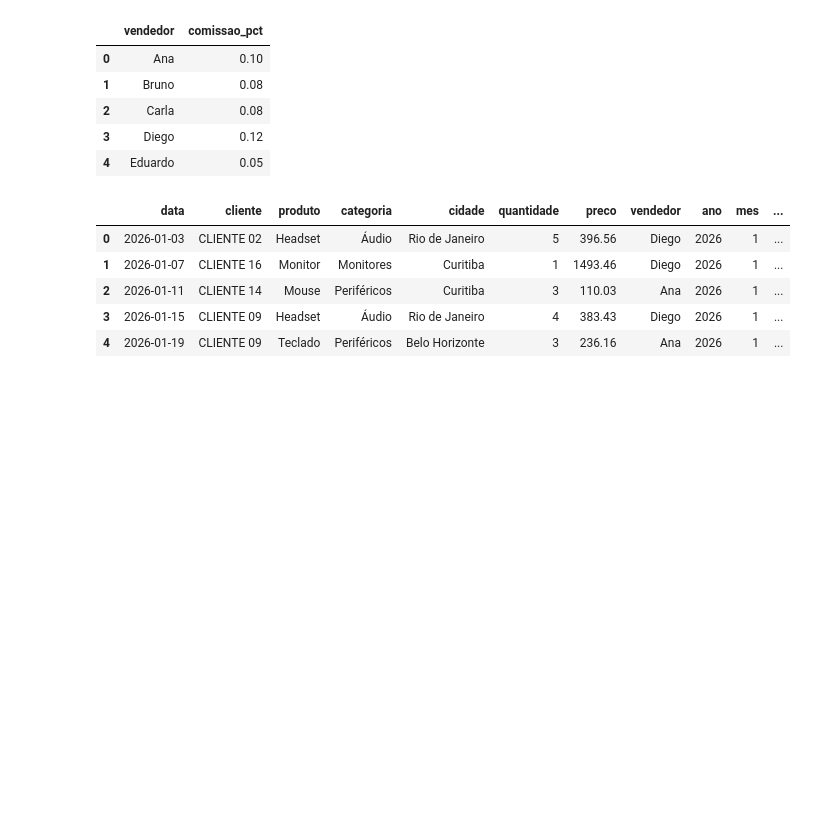
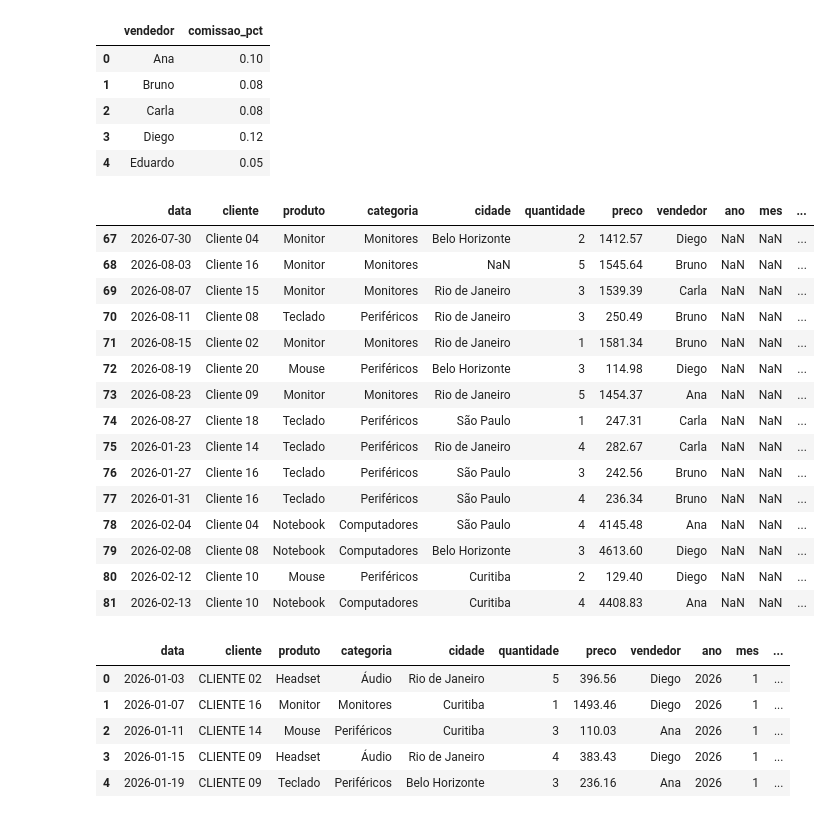
Before and after one commit to BenvenutiMateus/minicurso_pandas, a Jupyter notebook: aula0.ipynb, the cells around one changed output. Drawn from its saved outputs; the diff is of its cells as text; code cells hidden in the pictures; blank space fills up the shorter version.

Commit message:
Add concat

```diff
--- a/aula0.ipynb
+++ b/aula0.ipynb
@@ -481,6 +481,28 @@ vendedores.head()
 | 2 | Carla | 0.08 |
 | 3 | Diego | 0.12 |
 | 4 | Eduardo | 0.05 |
+# %%
+df2 = pd.read_csv('dataset2.csv')
+# %%
+df_concat = pd.concat([df,df2], ignore_index=True)
+df_concat.tail(15)
+# %% [output]
+|  | data | cliente | produto | categoria | cidade | quantidade | preco | vendedor | ano | mes | ... |
+| 67 | 2026-07-30 | Cliente 04 | Monitor | Monitores | Belo Horizonte | 2 | 1412.57 | Diego | NaN | NaN | ... |
+| 68 | 2026-08-03 | Cliente 16 | Monitor | Monitores | NaN | 5 | 1545.64 | Bruno | NaN | NaN | ... |
+| 69 | 2026-08-07 | Cliente 15 | Monitor | Monitores | Rio de Janeiro | 3 | 1539.39 | Carla | NaN | NaN | ... |
+| 70 | 2026-08-11 | Cliente 08 | Teclado | Periféricos | Rio de Janeiro | 3 | 250.49 | Bruno | NaN | NaN | ... |
+| 71 | 2026-08-15 | Cliente 02 | Monitor | Monitores | Rio de Janeiro | 1 | 1581.34 | Bruno | NaN | NaN | ... |
+| 72 | 2026-08-19 | Cliente 20 | Mouse | Periféricos | Belo Horizonte | 3 | 114.98 | Diego | NaN | NaN | ... |
+| 73 | 2026-08-23 | Cliente 09 | Monitor | Monitores | Rio de Janeiro | 5 | 1454.37 | Ana | NaN | NaN | ... |
+| 74 | 2026-08-27 | Cliente 18 | Teclado | Periféricos | São Paulo | 1 | 247.31 | Carla | NaN | NaN | ... |
+| 75 | 2026-01-23 | Cliente 14 | Teclado | Periféricos | Rio de Janeiro | 4 | 282.67 | Carla | NaN | NaN | ... |
+| 76 | 2026-01-27 | Cliente 16 | Teclado | Periféricos | São Paulo | 3 | 242.56 | Bruno | NaN | NaN | ... |
+| 77 | 2026-01-31 | Cliente 16 | Teclado | Periféricos | São Paulo | 4 | 236.34 | Bruno | NaN | NaN | ... |
+| 78 | 2026-02-04 | Cliente 04 | Notebook | Computadores | São Paulo | 4 | 4145.48 | Ana | NaN | NaN | ... |
+| 79 | 2026-02-08 | Cliente 08 | Notebook | Computadores | Belo Horizonte | 3 | 4613.60 | Diego | NaN | NaN | ... |
+| 80 | 2026-02-12 | Cliente 10 | Mouse | Periféricos | Curitiba | 2 | 129.40 | Diego | NaN | NaN | ... |
+| 81 | 2026-02-13 | Cliente 10 | Notebook | Computadores | Curitiba | 4 | 4408.83 | Ana | NaN | NaN | ... |
 # %%
 df_merge = pd.merge(df, vendedores, on='vendedor', how='left')
 # %%
```
Also changed, not shown: parts of 3 cells of this notebook, 1 other file.
